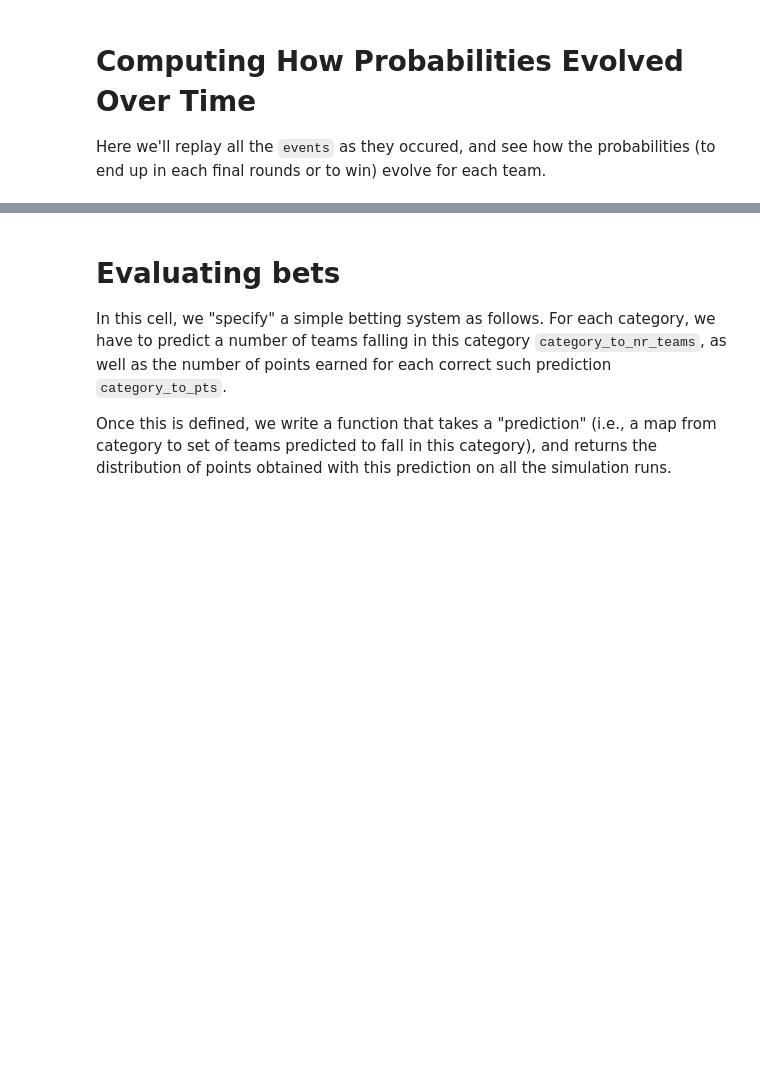
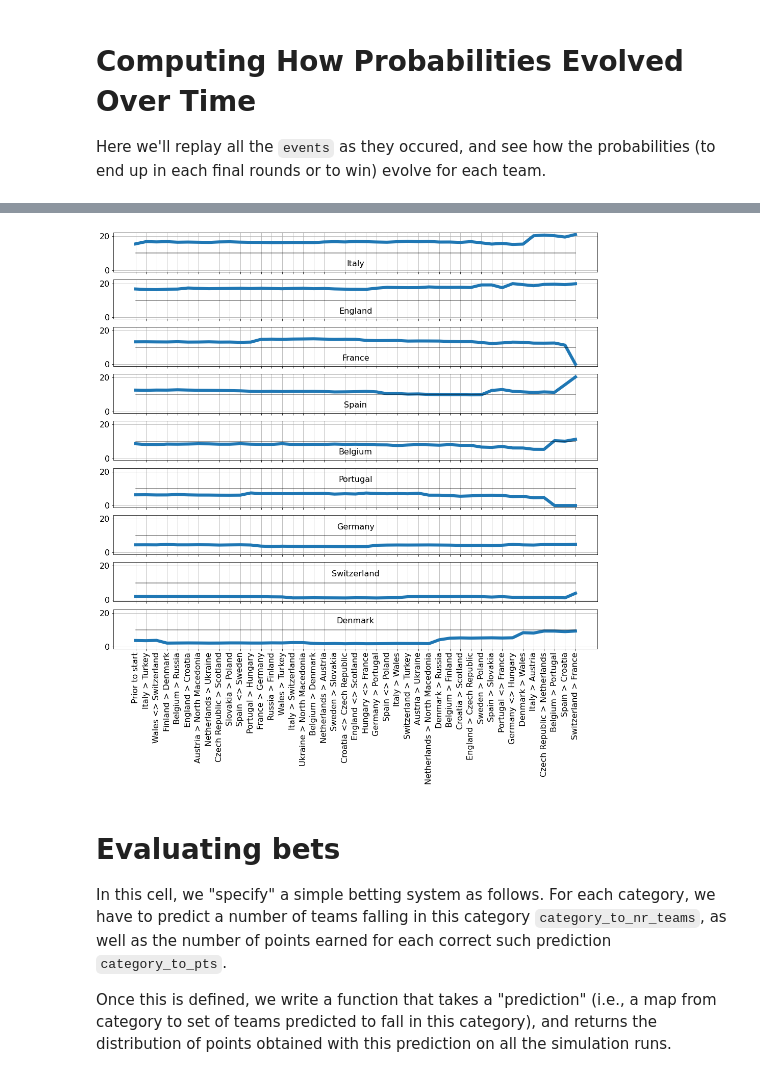
Before and after one commit to hrzn/soccer-predictions, a Jupyter notebook: euro2020-predictions.ipynb, the cells around one changed output, grey strips where cells are left out. Cells and saved outputs as stored; diff of their text form; code cells hidden in the pictures; blank space fills up the shorter version.

```diff
--- a/euro2020-predictions.ipynb
+++ b/euro2020-predictions.ipynb
@@ -510,7 +513,7 @@ plot_probas(probas)
 # Computing How Probabilities Evolved Over Time
 Here we'll replay all the `events` as they occured, and see how the probabilities (to end up in each final rounds or to win) evolve for each team.
 # %%
-NR_RUNS = 300000
+NR_RUNS = 100000
 
 all_teams = set(kickscores.keys())
 probas_over_time = []
@@ -588,3 +548,69 @@ plt.legend();
+# %%
+PROBA_TO_PLOT = 'winner'
+BAR_PLT = False
+
+def create_ticks_from_event(event):
+    for ev in event:
+        if (isinstance(ev, PoolMatchResult) and ev.result != 'draw') or isinstance(ev, FinalMatchResult):
+            winning_team = ev.result
+            loosing_team = ev.team1 if ev.team1 != winning_team else ev.team2
+            return '{} > {}'.format(winning_team, loosing_team)
+        elif isinstance(ev, PoolMatchResult) and ev.result == 'draw':
+            return '{} <> {}'.format(ev.team1, ev.team2)
+
+# sorted_teams = list(map(lambda t: t[0], sorted(probas_over_time[0][PROBA_TO_PLOT].items(), key=lambda t: -t[1])))
+
+sorted_teams = ['Italy', 'England', 'France', 'Spain', 'Belgium', 'Portugal', 'Germany', 'Switzerland', 'Denmark']
+
+if BAR_PLT:
+    plt.figure(figsize=(20,12), frameon=False)
+    bottoms = [0 for _ in range(len(probas_over_time))]
+
+    for team in sorted_teams:
+        heights = [probas_over_time[j][PROBA_TO_PLOT][team] for j in range(len(probas_over_time))]
+        up = [bottoms[j] + heights[j] for j in range(len(probas_over_time))]
+        plt.bar(range(len(probas_over_time)), height=heights, width=1., bottom=bottoms, label=team)
+        bottoms = up
+
+    plt.xticks(ticks=[-0.5] + list(map(lambda t: t+0.5, range(len(events)))),
+           labels=['Prior to start'] + list(map(create_ticks_from_event, events)),
+           rotation='vertical')
+
+    # get rid of the frame
+    for spine in plt.gca().spines.values():
+        spine.set_visible(False)
+
+    plt.legend(loc=2);
+
+else:
+    # fig = plt.figure(figsize=(13, 20))
+    # gs = fig.add_gridspec(nrows=len(sorted_teams), hspace=0.1, wspace=0.05)
+    # axs = gs.subplots(sharex=True, sharey=True)
+
+    fig, axs = plt.subplots(nrows=len(sorted_teams), figsize=(17, 15), sharey=True, sharex=True)
+
+    for i, team in enumerate(sorted_teams):
+        probas = [100 * probas_over_time[j][PROBA_TO_PLOT][team] for j in range(len(probas_over_time))]
+        axs[i].plot(range(len(probas_over_time)), probas, lw=6)
+        axs[i].grid()
+        axs[i].plot(range(len(probas_over_time)), [10 for _ in range(len(probas_over_time))], color='k', alpha=0.5)
+
+
+        annotation_pos = (0.5, 0.2) if max(probas) > 10. else (0.5, 0.7)
+        anno_opts = dict(xy=annotation_pos, xycoords='axes fraction',
+                     va='center', ha='center')
+
+        axs[i].annotate(team, **anno_opts)
+        # axs[i].set_ylabel(team)
+
+    plt.xticks(ticks=[0] + list(map(lambda t: t+1, range(len(events)))),
+               labels=['Prior to start'] + list(map(create_ticks_from_event, events)),
+               rotation='vertical')
+
+
+plt.savefig('/Users/julien/Desktop/probas.png', dpi=150, transparent=False)
+# %% [output]
+[figure, added]
 # %% [markdown]
 # Evaluating bets
 In this cell, we "specify" a simple betting system as follows. For each category, we have to predict a number of teams falling in this category `category_to_nr_teams`, as well as the number of points earned for each correct such prediction `category_to_pts`.
```
Also changed, not shown: parts of 6 cells of this notebook.
